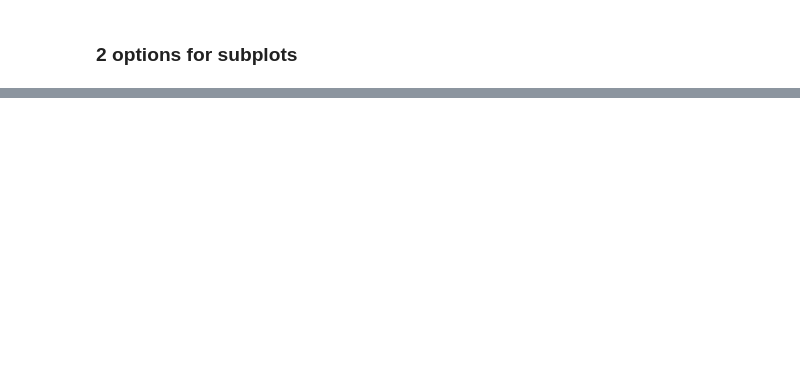
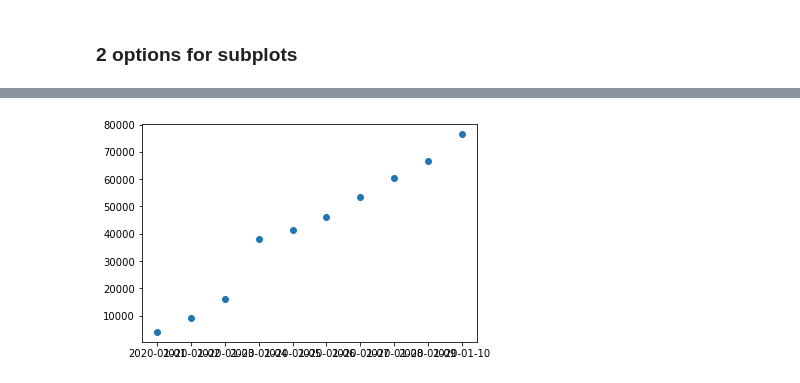
Before and after one commit to maosltr/Matplotlib, a Jupyter notebook: Introduction to Matplotlib.ipynb, the cells around one changed output, grey strips where cells are left out. Saved outputs shown, nothing was run; the diff lists cells and outputs as text; code cells hidden in the pictures; blank space fills up the shorter version.

```diff
--- a/Introduction to Matplotlib.ipynb
+++ b/Introduction to Matplotlib.ipynb
@@ -179,0 +216,2 @@ ax4.hist(np.random.randn(1000));
+# %%
+car_sales["Price"] = car_sales["Price"].str.replace('[\$\,\.]','').str[:-2]
@@ -179,0 +232,2 @@ ax4.hist(np.random.randn(1000));
+# %%
+car_sales["Date"] = pd.date_range("1/1/2020", periods = len(car_sales))
@@ -179,0 +248,3 @@ ax4.hist(np.random.randn(1000));
+# %%
+car_sales["Total sales"]=car_sales["Price"].cumsum()
+car_sales
@@ -179,0 +267,3 @@ ax4.hist(np.random.randn(1000));
+# %%
+car_sales["Total sales"]=car_sales["Price"].astype(int).cumsum()
+car_sales
@@ -179,0 +282,6 @@ ax4.hist(np.random.randn(1000));
+# %%
+# Plot using matplotlib API
+fig, ax = plt.subplots()
+ax.scatter(car_sales["Date"], car_sales["Total sales"]);
+# %% [output]
+[figure, added]
```
Also changed, not shown: parts of 54 cells of this notebook, 3 other files.
